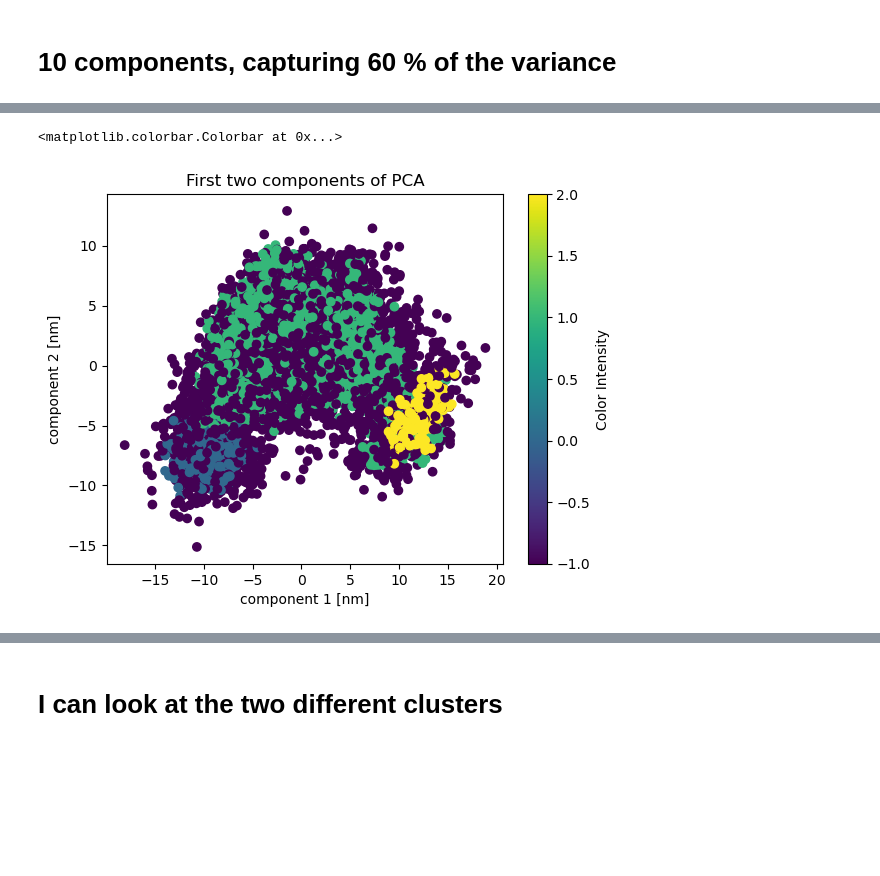
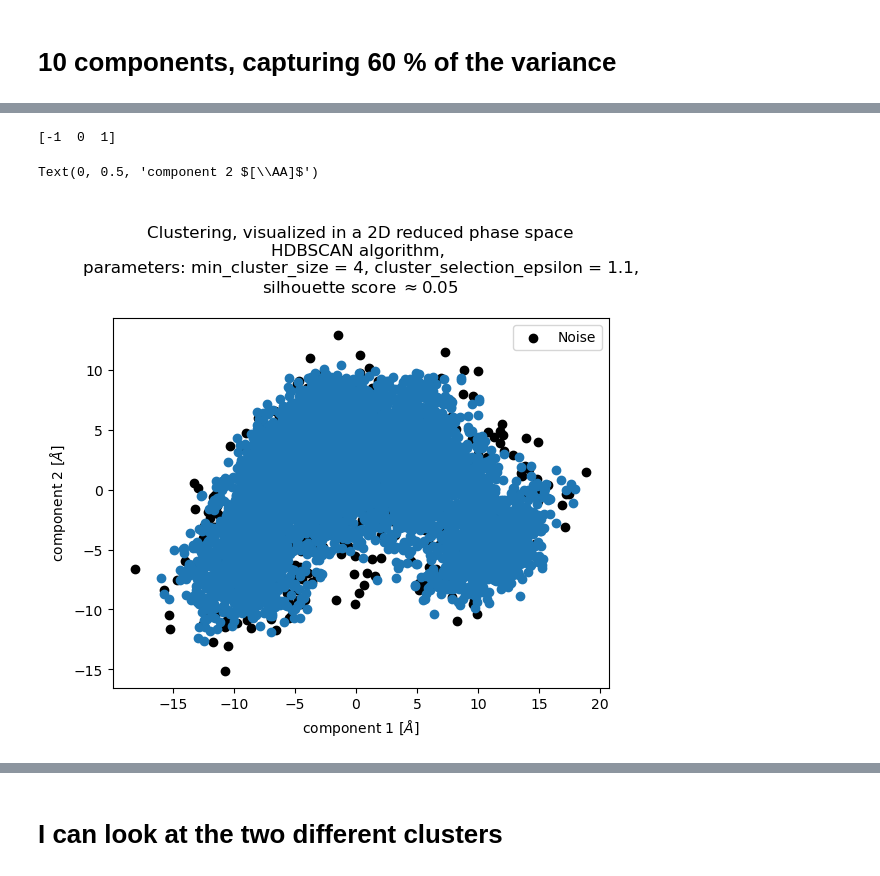
Before and after one commit to gac-uni/cbp_final2, a Jupyter notebook: notebooks/mtx/clustering.ipynb, the cells around one changed output, grey strips where cells are left out. Saved outputs shown, nothing was run; the diff lists cells and outputs as text; code cells hidden in the pictures; blank space fills up the shorter version.

Commit message:
figures updated

```diff
--- a/notebooks/mtx/clustering.ipynb
+++ b/notebooks/mtx/clustering.ipynb
@@ -164,19 +158,29 @@ plt.colorbar()
 # %%
-opt_mcs = 6
-opt_eps = 1.1
+opt_mcs = 4
+opt_eps = 0.1
 clust = HDBSCAN(min_cluster_size = opt_mcs,
                 cluster_selection_epsilon = opt_eps)
 
 labels = clust.fit_predict(pca_space)
-
-plt.title("First two components of PCA")
-scatter = plt.scatter(pca_space[:, 0], pca_space[:, 1], c=labels)
-plt.xlabel("component 1 [nm]")
-plt.ylabel("component 2 [nm]")
-plt.colorbar(scatter, label = 'Color Intensity')
+print(np.unique(labels))
+title = r"""
+Clustering, visualized in a 2D reduced phase space
+HDBSCAN algorithm,
+parameters: min_cluster_size = 4, cluster_selection_epsilon = 1.1,
+silhouette score $\approx 0.05$
+"""
+plt.title(title)
+scatter = plt.scatter(pca_space[:, 0][labels==-1], pca_space[:, 1][labels==-1], color = "black", label = "Noise")
+scatter = plt.scatter(pca_space[:, 0][labels==0], pca_space[:, 1][labels==0])
+# scatter = plt.scatter(pca_space[:, 0][labels==1], pca_space[:, 1][labels==1])
+# scatter = plt.scatter(pca_space[:, 0][labels==2], pca_space[:, 1][labels==2])
+plt.legend()
+plt.xlabel(r"component 1 $[\AA]$")
+plt.ylabel(r"component 2 $[\AA]$")
 # %% [output]
-<matplotlib.colorbar.Colorbar at 0x...>
+[-1  0  1]
+Text(0, 0.5, 'component 2 $[\\AA]$')
-[figure, old version]
+[figure, new version]
 # %%
 rmsd_file = "/home/giacomo/comp_bio/cbp_final/data_3eig/03_analyzed/rmsd.csv"
 rmsd = np.loadtxt(rmsd_file, delimiter = ",", skiprows = 1)
```
Also changed, not shown: parts of 7 cells of this notebook, 7 other files.
